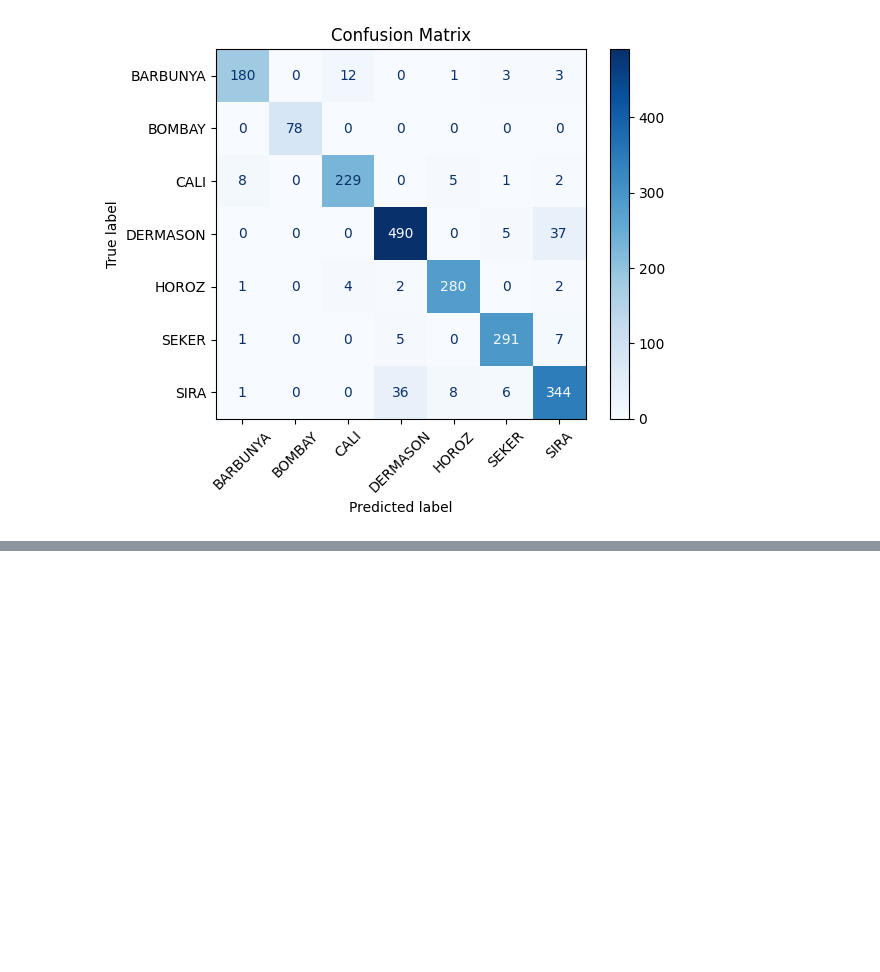
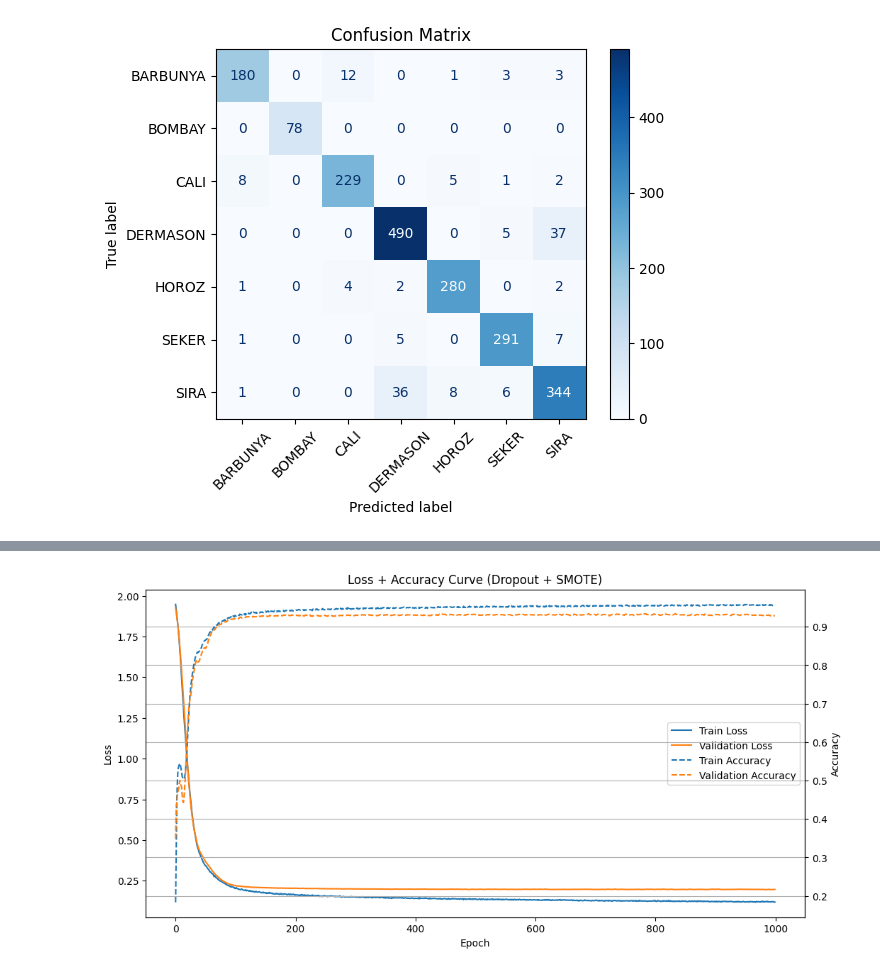
Before and after one commit to thuynguyenhuit/hocsau, a Jupyter notebook: Mô_hình_MLP_Dry_Bean.ipynb, the cells around one changed output, grey strips where cells are left out. Cells and saved outputs as stored; diff of their text form; code cells hidden in the pictures; blank space fills up the shorter version.

```diff
--- a/Mô_hình_MLP_Dry_Bean.ipynb
+++ b/Mô_hình_MLP_Dry_Bean.ipynb
@@ -836,0 +1259,72 @@ weighted avg       0.93      0.93      0.93      2042
+# %%
+# =========================================
+# 14. LOSS + ACCURACY CURVE
+# =========================================
+
+fig, ax1 = plt.subplots(figsize=(12,6))
+
+# =========================
+# LOSS
+# =========================
+
+ax1.plot(
+    train_loss,
+    label='Train Loss'
+)
+
+ax1.plot(
+    val_loss,
+    label='Validation Loss'
+)
+
+ax1.set_xlabel('Epoch')
+
+ax1.set_ylabel('Loss')
+
+# =========================
+# ACCURACY
+# =========================
+
+ax2 = ax1.twinx()
+
+ax2.plot(
+    train_acc,
+    label='Train Accuracy',
+    linestyle='--'
+)
+
+ax2.plot(
+    val_acc,
+    label='Validation Accuracy',
+    linestyle='--'
+)
+
+ax2.set_ylabel('Accuracy')
+
+# =========================
+# TITLE
+# =========================
+
+plt.title(
+    "Loss + Accuracy Curve (Dropout + SMOTE)"
+)
+
+# =========================
+# LEGEND
+# =========================
+
+lines_1, labels_1 = ax1.get_legend_handles_labels()
+
+lines_2, labels_2 = ax2.get_legend_handles_labels()
+
+ax1.legend(
+    lines_1 + lines_2,
+    labels_1 + labels_2,
+    loc='center right'
+)
+
+plt.grid(True)
+
+plt.show()
+# %% [output]
+[figure, added]
```
Also changed, not shown: parts of 13 cells of this notebook.
